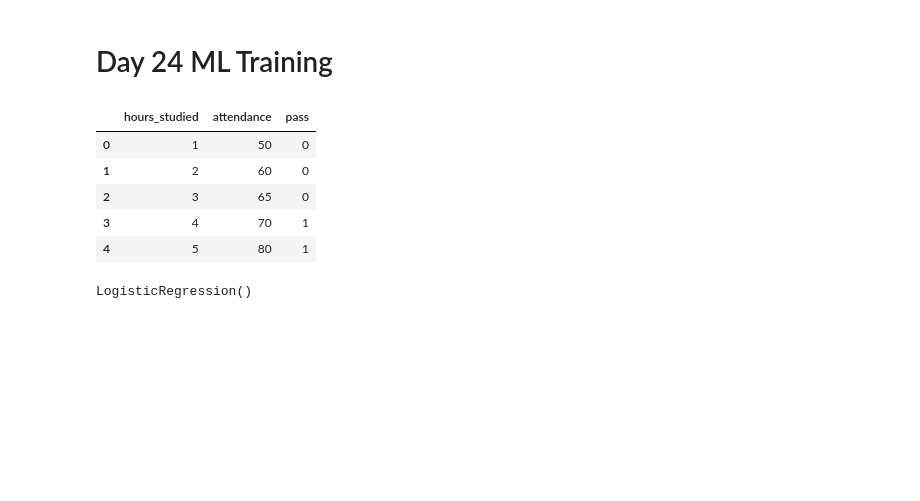
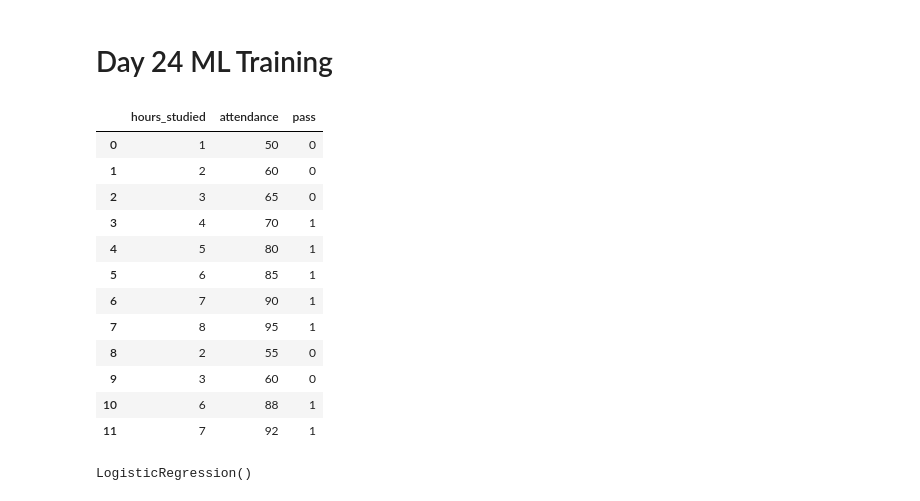
Before and after one commit to TechAsISeeIt/python-training, a Jupyter notebook: src/Training/ML/Day_24_ML_Notebook.ipynb, the cells around one changed output. Drawn from its saved outputs; the diff is of its cells as text; code cells hidden in the pictures; blank space fills up the shorter version.

```diff
--- a/src/Training/ML/Day_24_ML_Notebook.ipynb
+++ b/src/Training/ML/Day_24_ML_Notebook.ipynb
@@ -7,12 +7,19 @@ from sklearn.linear_model import LogisticRegression
 from sklearn.metrics import accuracy_score
 # %%
 df = pd.read_csv('student_ml_dataset.csv')
-df.head()
+display(df)
 # %% [output]
 |  | hours_studied | attendance | pass |
 | 0 | 1 | 50 | 0 |
 | 1 | 2 | 60 | 0 |
 | 2 | 3 | 65 | 0 |
 | 3 | 4 | 70 | 1 |
 | 4 | 5 | 80 | 1 |
+| 5 | 6 | 85 | 1 |
+| 6 | 7 | 90 | 1 |
+| 7 | 8 | 95 | 1 |
+| 8 | 2 | 55 | 0 |
+| 9 | 3 | 60 | 0 |
+| 10 | 6 | 88 | 1 |
+| 11 | 7 | 92 | 1 |
 # %%
```
Also changed, not shown: parts of 3 cells of this notebook, 2 other files.
